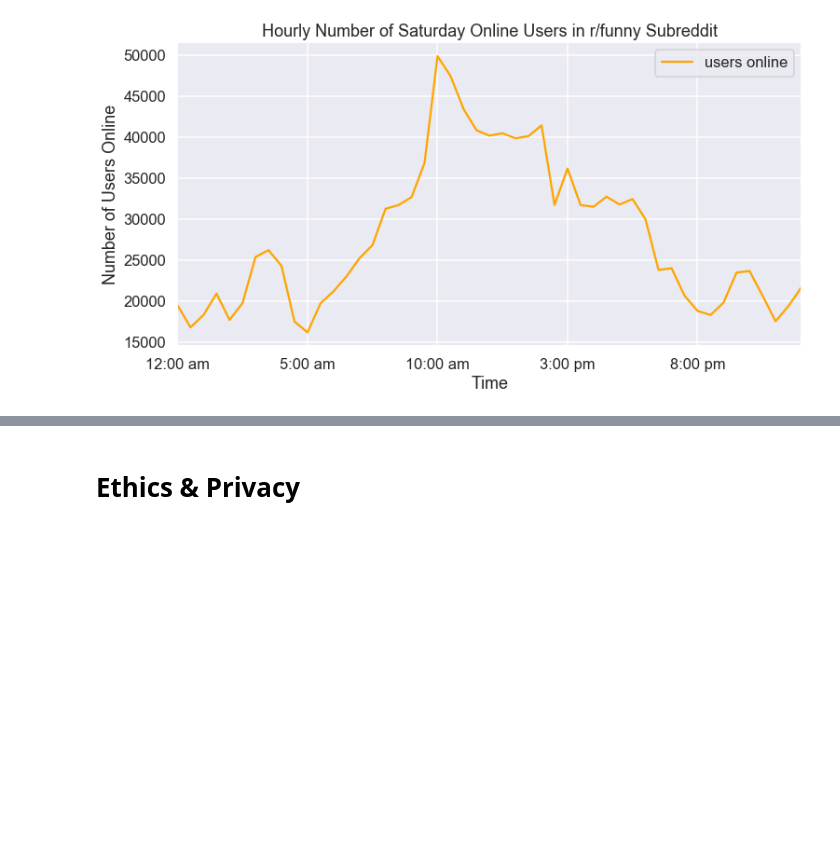
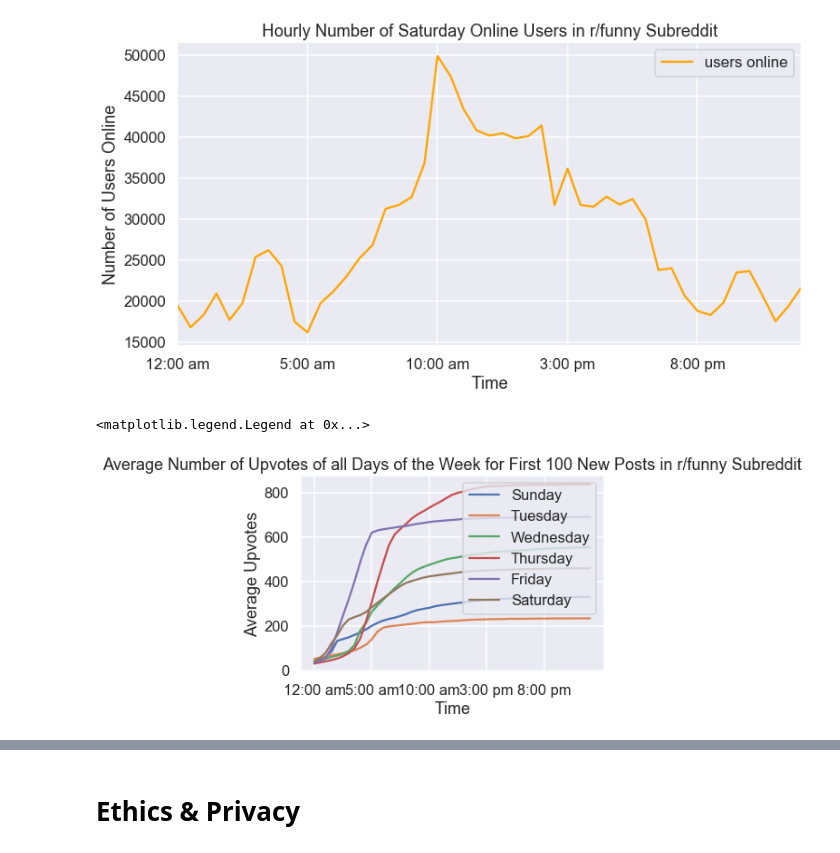
Before and after one commit to cs1212/COGS108_Reddit-Data-Analysis, a Jupyter notebook: FinalProject.ipynb, the cells around one changed output, grey strips where cells are left out. Saved outputs shown, nothing was run; the diff lists cells and outputs as text; code cells hidden in the pictures; blank space fills up the shorter version.

Commit message:
Attempt at making combined graphs

```diff
--- a/FinalProject.ipynb
+++ b/FinalProject.ipynb
@@ -550,3 +550,19 @@ legend = plt.legend()
 legend.get_texts()[0].set_text('users online')
 # %% [output]
 [figure]
+# %%
+plt.plot(df_Sunday_mean_upvotes, label = 'Sunday')
+#plt.plot(df_Monday_mean_upvotes, label = 'Monday')
+plt.plot(df_Tuesday_mean_upvotes, label = 'Tuesday')
+plt.plot(df_Wednesday_mean_upvotes, label = 'Wednesday')
+plt.plot(df_Thursday_mean_upvotes, label = 'Thursday')
+plt.plot(df_Friday_mean_upvotes, label = 'Friday')
+plt.plot(df_Saturday_mean_upvotes, label = 'Saturday')
+plt.xticks(np.arange(0, 49, 10))
+plt.title('Average Number of Upvotes of all Days of the Week for First 100 New Posts in r/funny Subreddit')
+plt.xlabel('Time')
+plt.ylabel('Average Upvotes')
+plt.legend(loc='upper right')
+# %% [output]
+<matplotlib.legend.Legend at 0x...>
+[figure, added]
```
Also changed, not shown: parts of 3 cells of this notebook.
